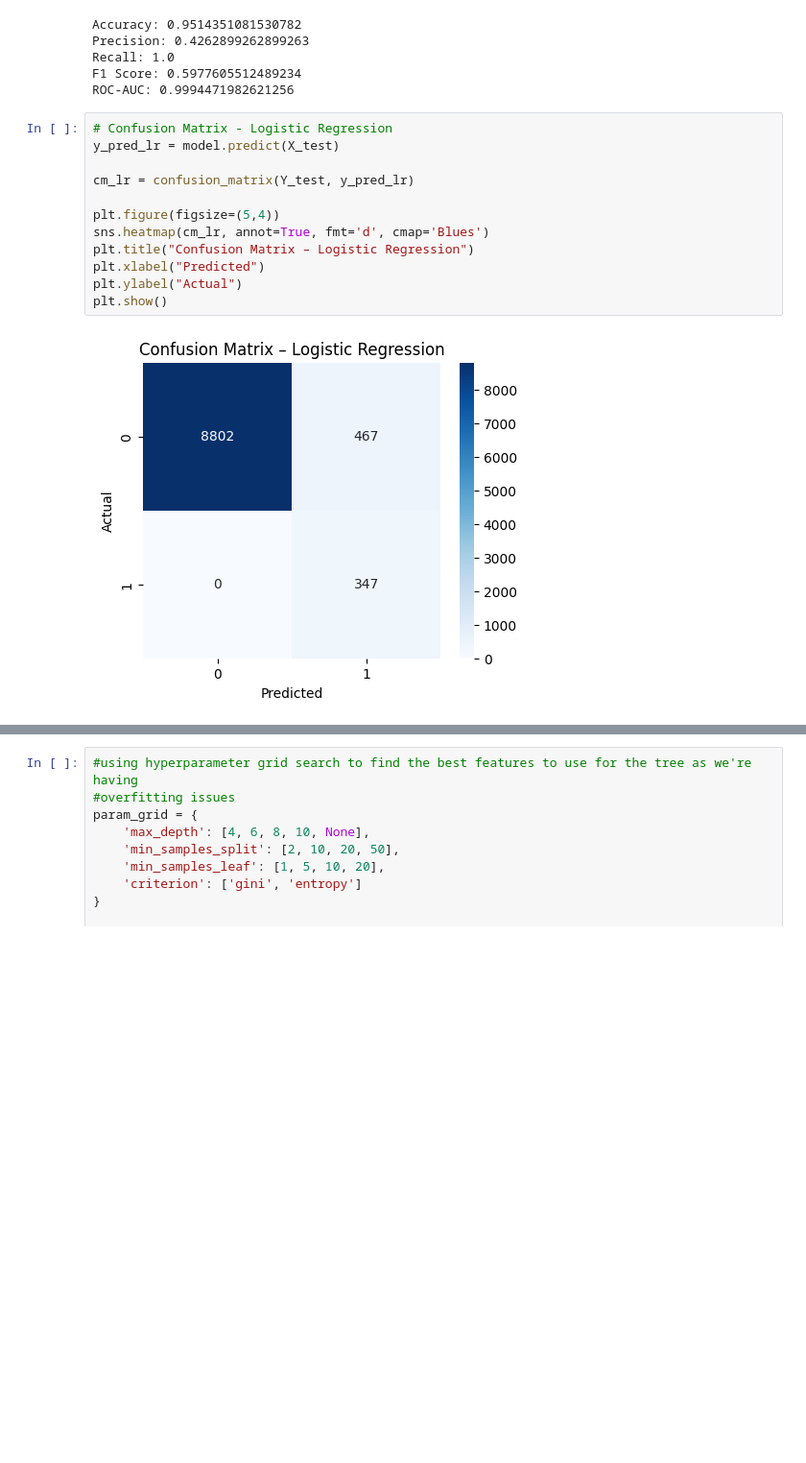
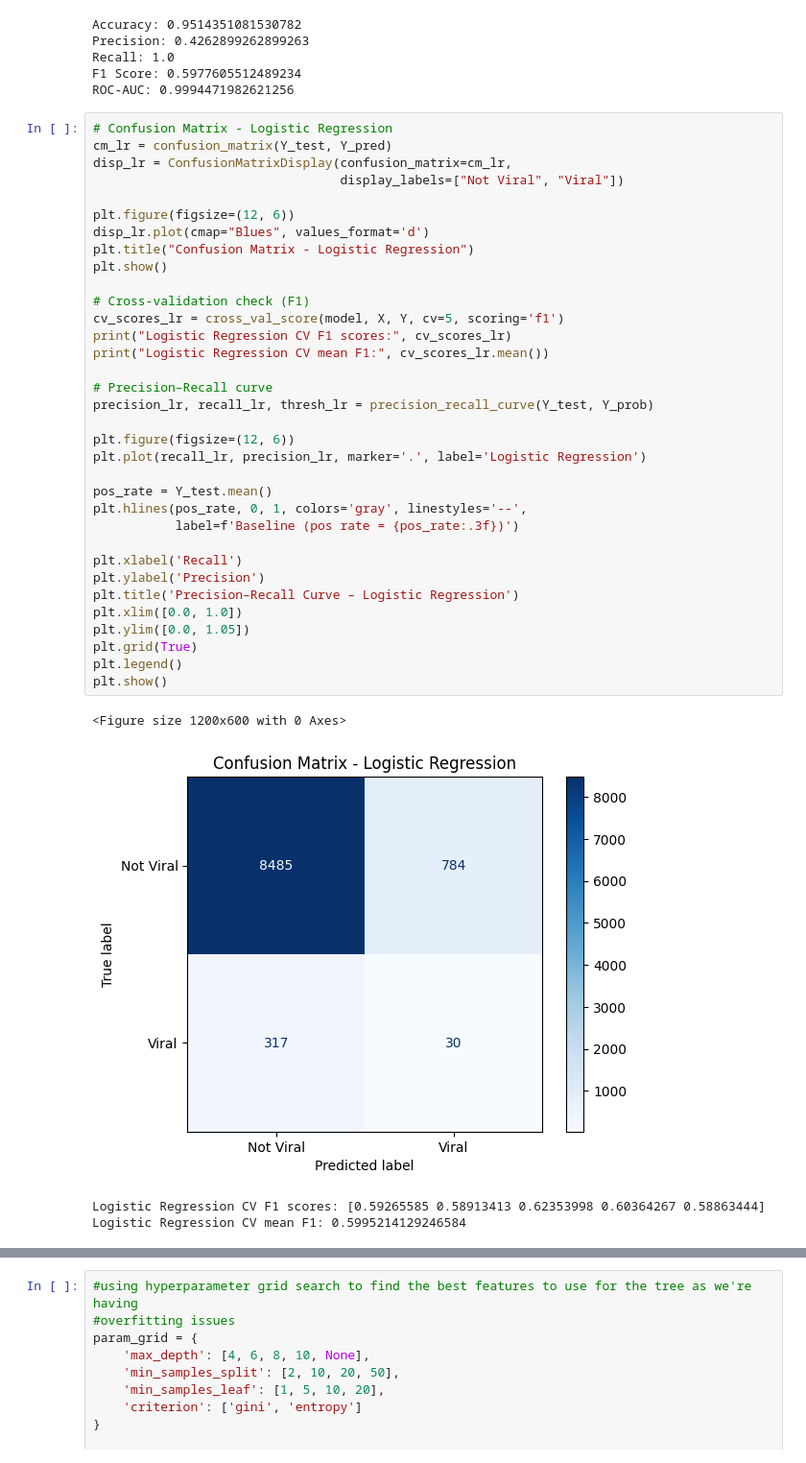
Before and after one commit to theoverthere/CS577-SEMESTER_PROJECT-VIRALITY_ANALYSIS, a Jupyter notebook: yt-tt-trend-analysis.ipynb, the cells around one changed output, grey strips where cells are left out. Shown at 96% size. Saved outputs shown, nothing was run; the diff lists cells and outputs as text; blank space fills up the shorter version.

Commit message:
Fixed the confusion matrix functions

```diff
--- a/yt-tt-trend-analysis.ipynb
+++ b/yt-tt-trend-analysis.ipynb
@@ -998,15 +998,40 @@ F1 Score: 0.5977605512489234
 ROC-AUC: 0.9994471982621256
 # %%
 # Confusion Matrix - Logistic Regression
-y_pred_lr = model.predict(X_test)
+cm_lr = confusion_matrix(Y_test, Y_pred)
+disp_lr = ConfusionMatrixDisplay(confusion_matrix=cm_lr,
+                                 display_labels=["Not Viral", "Viral"])
 
-cm_lr = confusion_matrix(Y_test, y_pred_lr)
+plt.figure(figsize=(12, 6))
+disp_lr.plot(cmap="Blues", values_format='d')
+plt.title("Confusion Matrix - Logistic Regression")
+plt.show()
 
-plt.figure(figsize=(5,4))
-sns.heatmap(cm_lr, annot=True, fmt='d', cmap='Blues')
-plt.title("Confusion Matrix – Logistic Regression")
-plt.xlabel("Predicted")
-plt.ylabel("Actual")
+# Cross-validation check (F1)
+cv_scores_lr = cross_val_score(model, X, Y, cv=5, scoring='f1')
+print("Logistic Regression CV F1 scores:", cv_scores_lr)
+print("Logistic Regression CV mean F1:", cv_scores_lr.mean())
+
+# Precision–Recall curve
+precision_lr, recall_lr, thresh_lr = precision_recall_curve(Y_test, Y_prob)
+
+plt.figure(figsize=(12, 6))
+plt.plot(recall_lr, precision_lr, marker='.', label='Logistic Regression')
+
+pos_rate = Y_test.mean()
+plt.hlines(pos_rate, 0, 1, colors='gray', linestyles='--',
+           label=f'Baseline (pos rate = {pos_rate:.3f})')
+
+plt.xlabel('Recall')
+plt.ylabel('Precision')
+plt.title('Precision–Recall Curve – Logistic Regression')
+plt.xlim([0.0, 1.0])
+plt.ylim([0.0, 1.05])
+plt.grid(True)
+plt.legend()
 plt.show()
 # %% [output]
+<Figure size 1200x600 with 0 Axes>
-[figure, old version]
+[figure, new version]
+Logistic Regression CV F1 scores: [0.59265585 0.58913413 0.62353998 0.60364267 0.58863444]
+Logistic Regression CV mean F1: 0.5995214129246584
```
Also changed, not shown: parts of 3 cells of this notebook.
